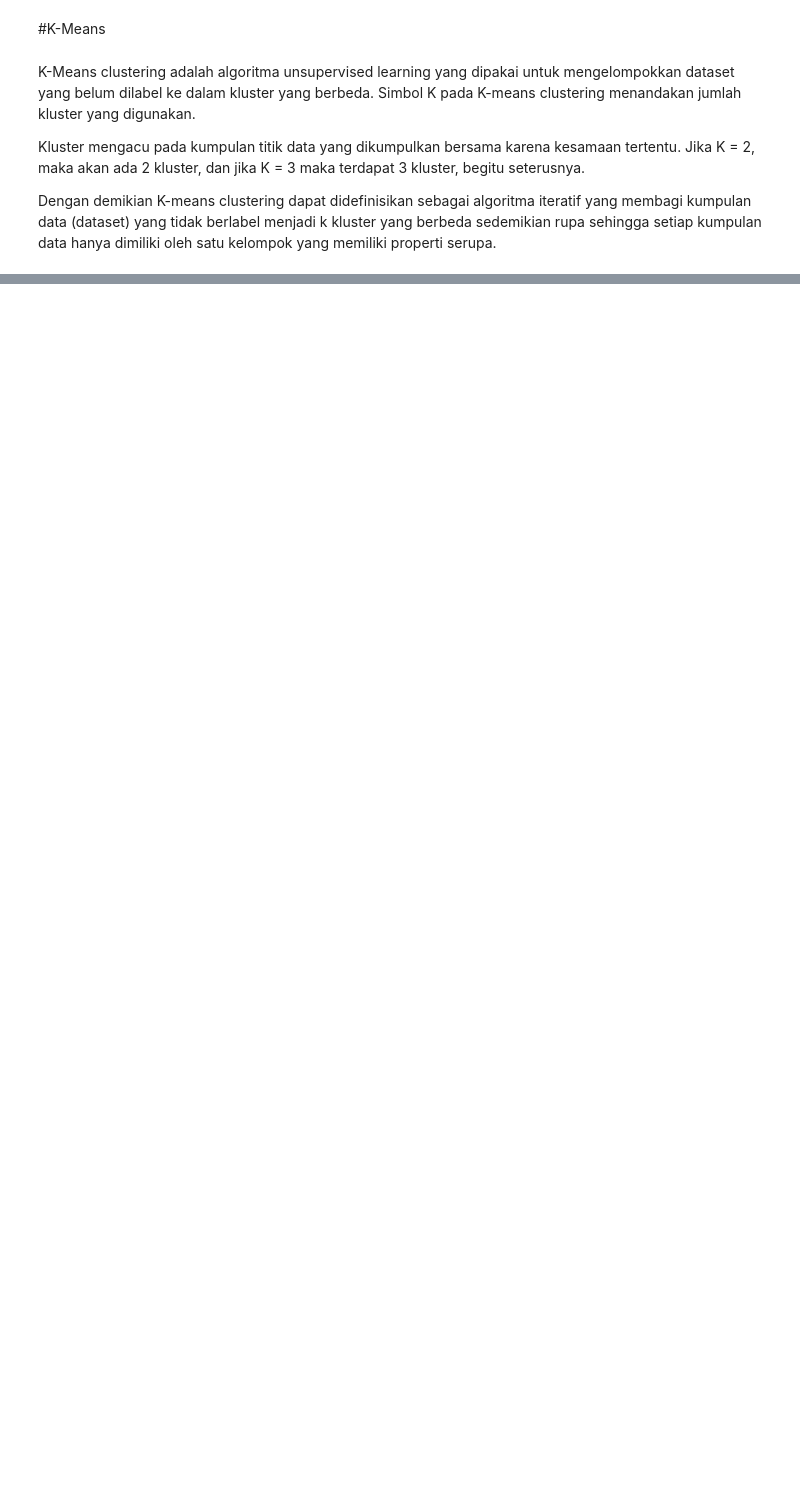
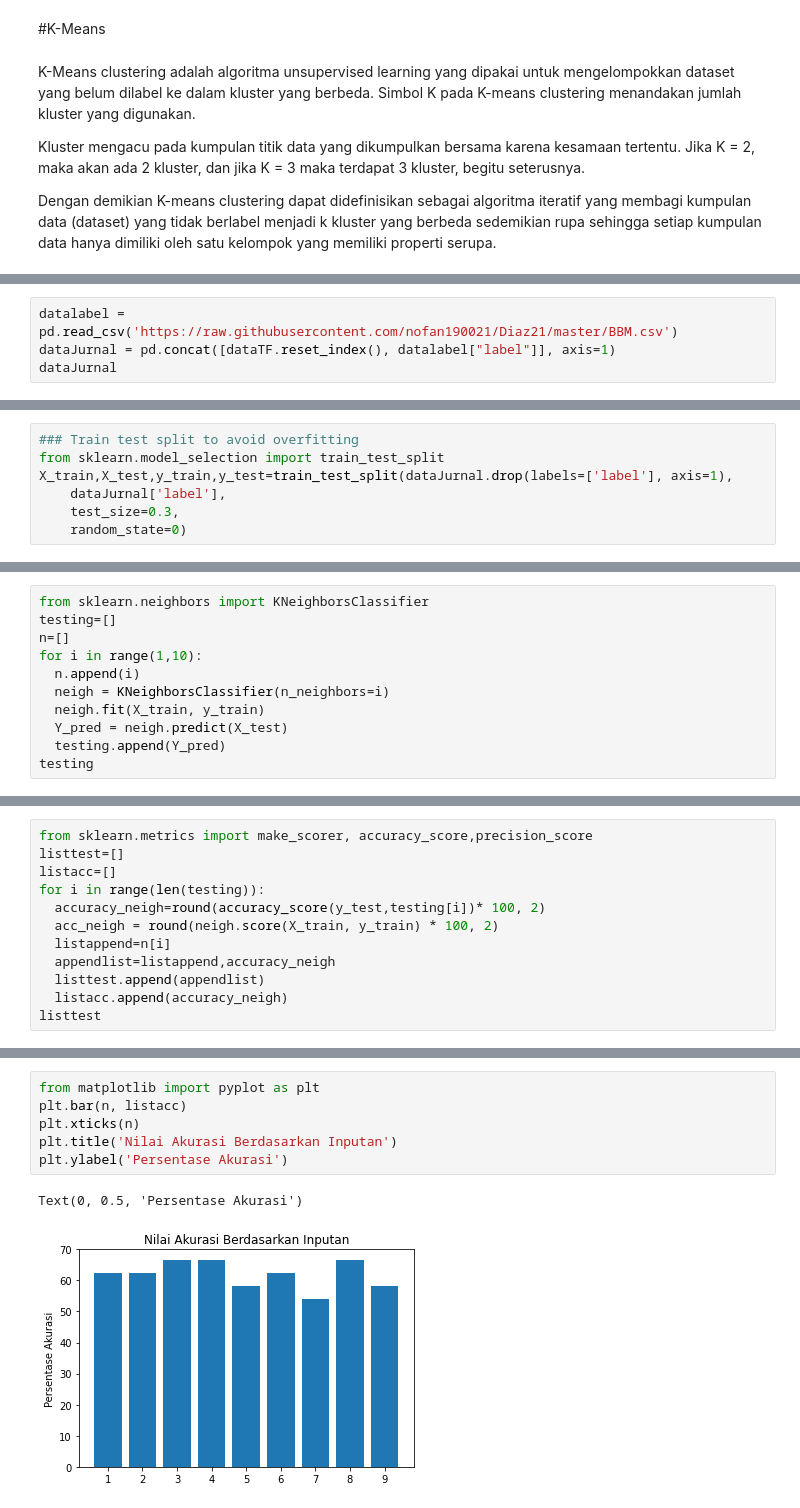
Before and after one commit to nofan190021/webmining, a Jupyter notebook: _sources/notebooks.ipynb, the cells around one changed output, grey strips where cells are left out. Saved outputs shown, nothing was run; the diff lists cells and outputs as text; blank space fills up the shorter version.

```diff
--- a/_sources/notebooks.ipynb
+++ b/_sources/notebooks.ipynb
@@ -882,0 +580,4 @@ hingga akhirnya bisa seperti saat ini.
+# %%
+datalabel = pd.read_csv('https://raw.githubusercontent.com/nofan190021/Diaz21/master/BBM.csv')
+dataJurnal = pd.concat([dataTF.reset_index(), datalabel["label"]], axis=1)
+dataJurnal
@@ -882,0 +612,7 @@ hingga akhirnya bisa seperti saat ini.
+# %%
+### Train test split to avoid overfitting
+from sklearn.model_selection import train_test_split
+X_train,X_test,y_train,y_test=train_test_split(dataJurnal.drop(labels=['label'], axis=1),
+    dataJurnal['label'],
+    test_size=0.3,
+    random_state=0)
@@ -882,0 +644,11 @@ hingga akhirnya bisa seperti saat ini.
+# %%
+from sklearn.neighbors import KNeighborsClassifier
+testing=[]
+n=[]
+for i in range(1,10):
+  n.append(i)
+  neigh = KNeighborsClassifier(n_neighbors=i)
+  neigh.fit(X_train, y_train)
+  Y_pred = neigh.predict(X_test)
+  testing.append(Y_pred)
+testing
@@ -882,0 +693,12 @@ hingga akhirnya bisa seperti saat ini.
+# %%
+from sklearn.metrics import make_scorer, accuracy_score,precision_score
+listtest=[]
+listacc=[]
+for i in range(len(testing)):
+  accuracy_neigh=round(accuracy_score(y_test,testing[i])* 100, 2)
+  acc_neigh = round(neigh.score(X_train, y_train) * 100, 2)
+  listappend=n[i]
+  appendlist=listappend,accuracy_neigh
+  listtest.append(appendlist)
+  listacc.append(accuracy_neigh)
+listtest
@@ -882,0 +715,9 @@ hingga akhirnya bisa seperti saat ini.
+# %%
+from matplotlib import pyplot as plt
+plt.bar(n, listacc)
+plt.xticks(n)
+plt.title('Nilai Akurasi Berdasarkan Inputan')
+plt.ylabel('Persentase Akurasi')
+# %% [output]
+Text(0, 0.5, 'Persentase Akurasi')
+[figure, added]
```
Also changed, not shown: parts of 80 cells of this notebook, 17 other files.
